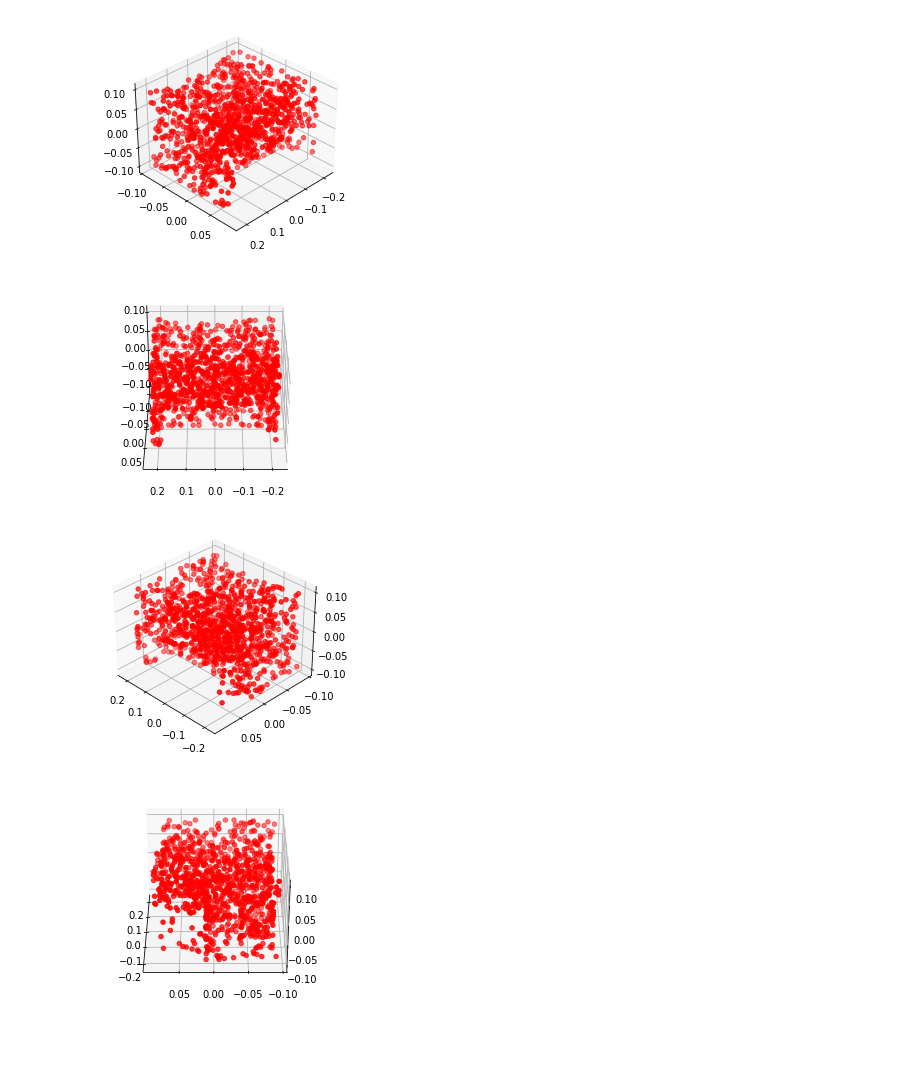
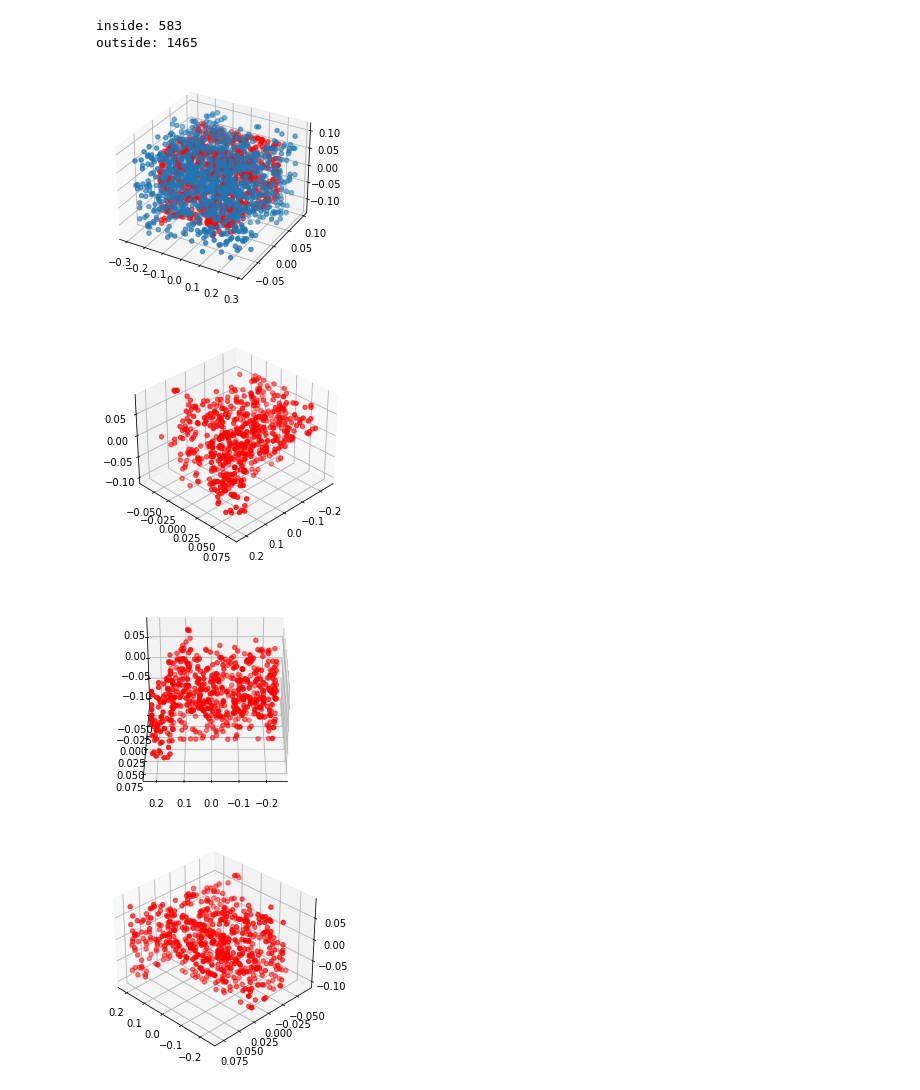
Before and after one commit to ianhuang0630/decompositions_for_deformations, a Jupyter notebook: visualize_input_output.ipynb, the cells around one changed output. Saved outputs shown, nothing was run; the diff lists cells and outputs as text; code cells hidden in the pictures; blank space fills up the shorter version.

Commit message:
after enlarging the bounding box for bounding box samples

```diff
--- a/visualize_input_output.ipynb
+++ b/visualize_input_output.ipynb
@@ -5,14 +5,32 @@ import numpy as np
 # %%
 from mpl_toolkits.mplot3d import Axes3D
 # %%
-surf_samples = np.load("test_surf.npy")
-bbox_samples = np.load("test_bbox.npy")
+surf_samples = np.load("debug/test_surf.npy")
+bbox_samples = np.load("debug/test_bbox.npy")
 surf_coord = surf_samples[:, :3]
 surf_distance = surf_samples[:, 3]
 bbox_coord = bbox_samples[:, :3]
 bbox_distance = bbox_samples[:, 3]
 fig = plt.figure()
 ax = plt.axes(projection='3d')
-ax.scatter3D(bbox_coord[:, 0], bbox_coord[:, 1], bbox_coord[:, 2], c="red")
-ax.scatter3D(surf_coord[:, 0], surf_coord[:, 1], surf_coord[:, 2])
+ax.scatter3D(bbox_coord[:, 0], bbox_coord[:, 1], bbox_coord[:, 2], )
+ax.scatter3D(surf_coord[:, 0], surf_coord[:, 1], surf_coord[:, 2], c="red")
+
+
+all_samples = np.vstack((bbox_samples, surf_samples))
+all_coords = all_samples[:, :3]
+all_dist = all_samples[:, 3]
+
+inside_coord = all_coords[np.where(all_dist > 0)[0], :]
+outside_coord = all_coords[np.where(all_dist <= 0)[0], :]
+print("inside: {}".format(len(inside_coord)))
+print("outside: {}".format(len(outside_coord)))
+
+for i in range(4):
+    fig = plt.figure()
+    ax = plt.axes(projection='3d')
+    ax.view_init(elev=32., azim=(i+1)*45)
+    # ax.scatter3D(outside_coord[:, 0], outside_coord[:, 1], outside_coord[:, 2])
+
+    ax.scatter3D(inside_coord[:, 0], inside_coord[:, 1], inside_coord[:, 2], c="red")
 # %% [output]
@@ -21,20 +44,36 @@ ax.scatter3D(surf_coord[:, 0], surf_coord[:, 1], surf_coord[:, 2])
 # %%
+surf_samples = np.load("debug/enlarged_surf_0.npy")
+bbox_samples = np.load("debug/enlarged_bbox_0.npy")
+surf_coord = surf_samples[:, :3]
+surf_distance = surf_samples[:, 3]
+bbox_coord = bbox_samples[:, :3]
+bbox_distance = bbox_samples[:, 3]
+fig = plt.figure()
+ax = plt.axes(projection='3d')
+ax.scatter3D(bbox_coord[:, 0], bbox_coord[:, 1], bbox_coord[:, 2], )
+ax.scatter3D(surf_coord[:, 0], surf_coord[:, 1], surf_coord[:, 2], c="red")
+
 
 all_samples = np.vstack((bbox_samples, surf_samples))
 all_coords = all_samples[:, :3]
 all_dist = all_samples[:, 3]
 
 inside_coord = all_coords[np.where(all_dist > 0)[0], :]
 outside_coord = all_coords[np.where(all_dist <= 0)[0], :]
+print("inside: {}".format(len(inside_coord)))
+print("outside: {}".format(len(outside_coord)))
+
 for i in range(4):
     fig = plt.figure()
     ax = plt.axes(projection='3d')
     ax.view_init(elev=32., azim=(i+1)*45)
     # ax.scatter3D(outside_coord[:, 0], outside_coord[:, 1], outside_coord[:, 2])
 
     ax.scatter3D(inside_coord[:, 0], inside_coord[:, 1], inside_coord[:, 2], c="red")
 # %% [output]
+inside: 583
+outside: 1465
-[figure, old version]
+[figure, new version]
-[figure, old version]
+[figure, new version]
-[figure, old version]
+[figure, new version]
-[figure, old version]
+[figure, new version]
```
Also changed, not shown: parts of 7 cells of this notebook, 16 other files.
